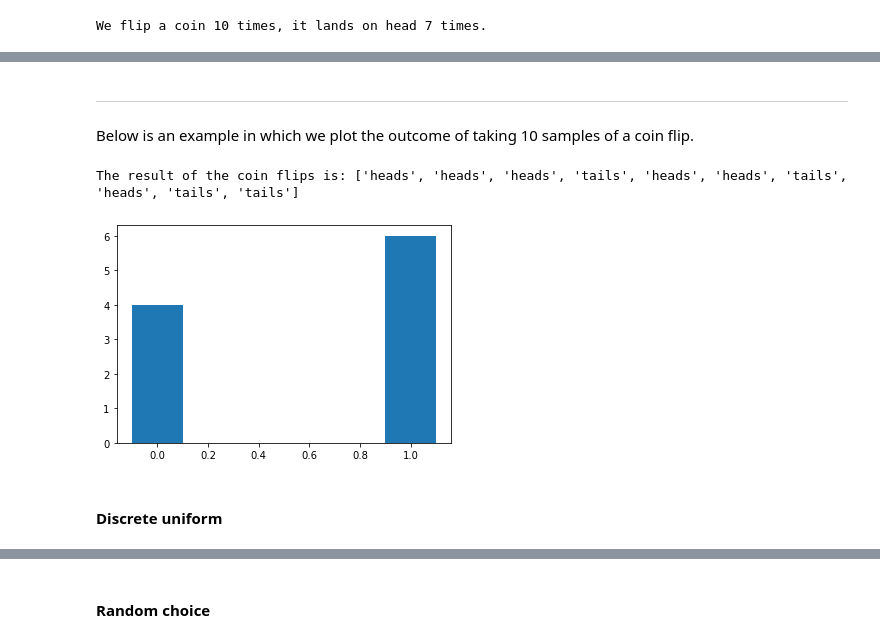
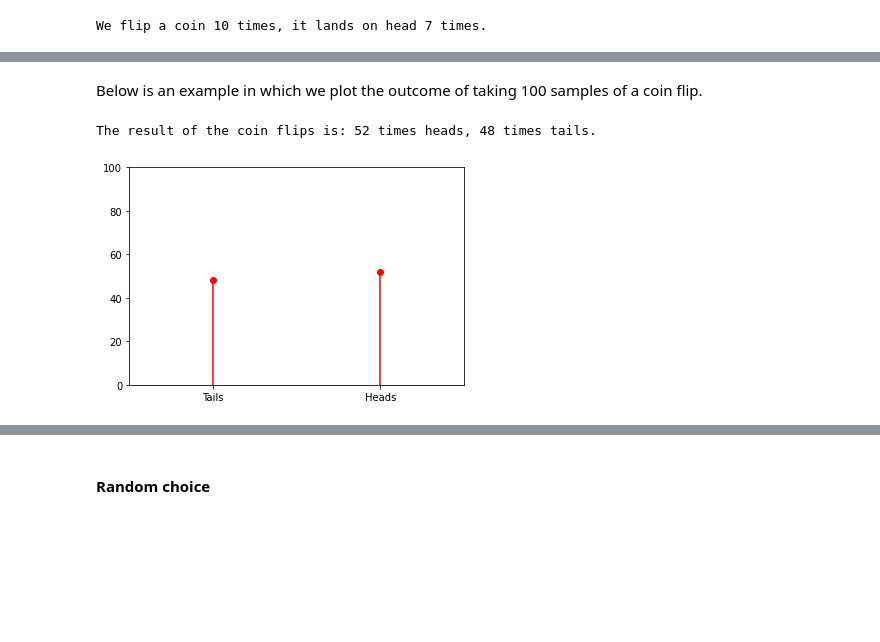
Before and after one commit to Nickp1993/PyCh, a Jupyter notebook: notebooks/Tutorial_chapter6_modeling_stochastic_behavior.ipynb, the cells around one changed output, grey strips where cells are left out. Saved outputs shown, nothing was run; the diff lists cells and outputs as text; code cells hidden in the pictures; blank space fills up the shorter version.

```diff
--- a/notebooks/Tutorial_chapter6_modeling_stochastic_behavior.ipynb
+++ b/notebooks/Tutorial_chapter6_modeling_stochastic_behavior.ipynb
@@ -121,15 +146,19 @@ variance: $p(1-p)$
 # %% [markdown]
----
-Below is an example in which we plot the outcome of taking 10 samples of a coin flip.
+
+Below is an example in which we plot the outcome of taking 100 samples of a coin flip.
 # %%
 p = 0.5
-samples = random.binomial(1, p, 10)  # We take 10 samples of the bernoulli distribution
+N_samples = 100
+samples = random.binomial(1, p, N_samples)  # We take N samples of the bernoulli distribution
+n_heads = sum(samples)
+n_tails = N_samples - sum(samples)
+print(f"The result of the coin flips is: {n_heads} times heads, {n_tails} times tails.")
 
-print(f"The result of the coin flips is:", ["heads" if sample == 1 else "tails" for sample in samples])
-fig = plt.figure()
-hist = plt.hist(samples, bins = [-0.1,0.1,0.9,1.1])
+# Creating a stem plot
+fig, ax1 = plt.subplots();
+ax1.stem(["Tails", "Heads"], [n_tails, n_heads], basefmt=" ", linefmt = "r-", markerfmt="ro");
+ax1.set_ylim(0, N_samples);
+ax1.set_xlim(-0.5, 1.5);
 # %% [output]
-The result of the coin flips is: ['heads', 'heads', 'heads', 'tails', 'heads', 'heads', 'tails', 'heads', 'tails', 'tails']
+The result of the coin flips is: 52 times heads, 48 times tails.
-[figure, old version]
+[figure, new version]
-# %% [markdown]
-#### Discrete uniform
```
Also changed, not shown: parts of 56 cells of this notebook, 7 other files.
